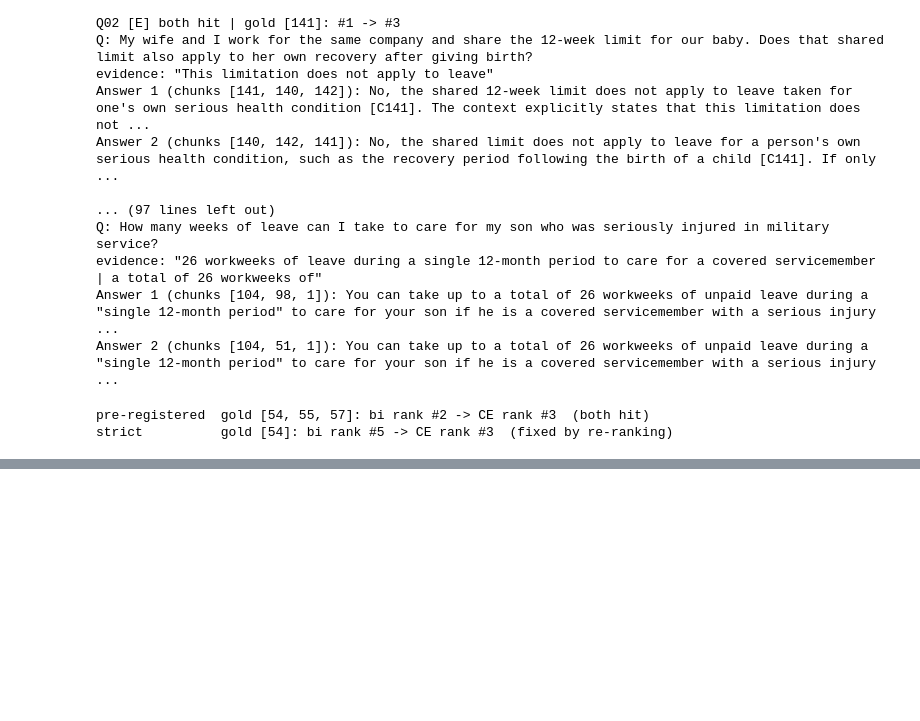
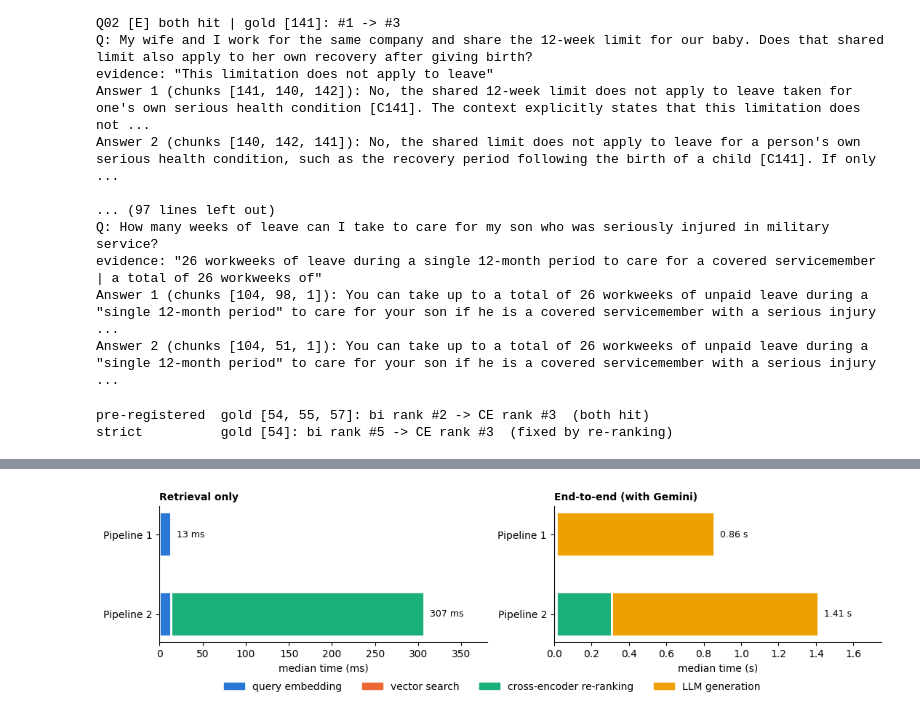
Before and after one commit to Sathviktr/RAG_LMA, a Jupyter notebook: rag_baseline_vs_rerank.ipynb, the cells around one changed output, grey strips where cells are left out. Cells and saved outputs as stored; diff of their text form; code cells hidden in the pictures; blank space fills up the shorter version.

```diff
--- a/rag_baseline_vs_rerank.ipynb
+++ b/rag_baseline_vs_rerank.ipynb
@@ -1302,0 +1435,37 @@ strict          gold [54]: bi rank #5 -> CE rank #3  (fixed by re-ranking)
+# %%
+# Where does the time go? Left: retrieval only (ms). Right: end-to-end with generation (s).
+STAGE_COLORS = {"query embedding": "#2a78d6", "vector search": "#eb6834",
+                "cross-encoder re-ranking": "#1baf7a", "LLM generation": "#eda100"}
+med = {c: np.median(stage_times[c]) for c in ["embed_ms", "search_ms", "rerank_ms"]}
+gen = {p: np.median(v) for p, v in llm_ms.items()}
+bars = {
+    "Pipeline 1": {"query embedding": med["embed_ms"], "vector search": med["search_ms"],
+                   "cross-encoder re-ranking": 0, "LLM generation": gen["Pipeline 1"]},
+    "Pipeline 2": {"query embedding": med["embed_ms"], "vector search": med["search_ms"],
+                   "cross-encoder re-ranking": med["rerank_ms"], "LLM generation": gen["Pipeline 2"]},
+}
+
+fig, axes = plt.subplots(1, 2, figsize=(11, 2.8))
+for ax, include_llm, unit, scale in [(axes[0], False, "ms", 1), (axes[1], True, "s", 1000)]:
+    for y, (pipeline, parts) in enumerate(bars.items()):
+        left = 0
+        for stage, value in parts.items():
+            if stage == "LLM generation" and not include_llm:
+                continue
+            ax.barh(y, value / scale, left=left, color=STAGE_COLORS[stage], edgecolor="white", linewidth=2, height=0.55)
+            left += value / scale
+        ax.text(left, y, f"  {left:.0f} {unit}" if unit == "ms" else f"  {left:.2f} {unit}", va="center", fontsize=9)
+    ax.set_yticks([0, 1])
+    ax.set_yticklabels(list(bars))
+    ax.invert_yaxis()
+    ax.set_xlabel(f"median time ({unit})")
+    ax.set_title("Retrieval only" if not include_llm else "End-to-end (with Gemini)", loc="left", fontweight="bold", fontsize=10)
+    ax.spines[["top", "right"]].set_visible(False)
+    ax.set_xlim(0, ax.get_xlim()[1] * 1.18)
+handles = [plt.Rectangle((0, 0), 1, 1, color=c) for c in STAGE_COLORS.values()]
+fig.legend(handles, list(STAGE_COLORS), loc="lower center", ncol=4, frameon=False, bbox_to_anchor=(0.5, -0.08))
+plt.tight_layout()
+plt.savefig(os.path.join(FIG_DIR, "latency.png"), dpi=150, bbox_inches="tight")
+plt.show()
+# %% [output]
+[figure, added]
```
Also changed, not shown: parts of 7 cells of this notebook, 5 other files.
